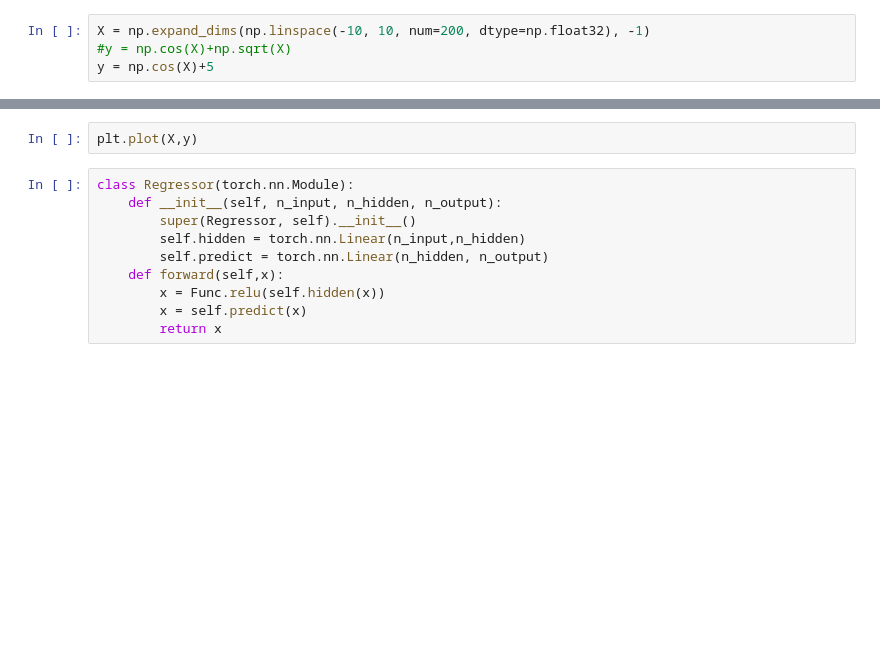
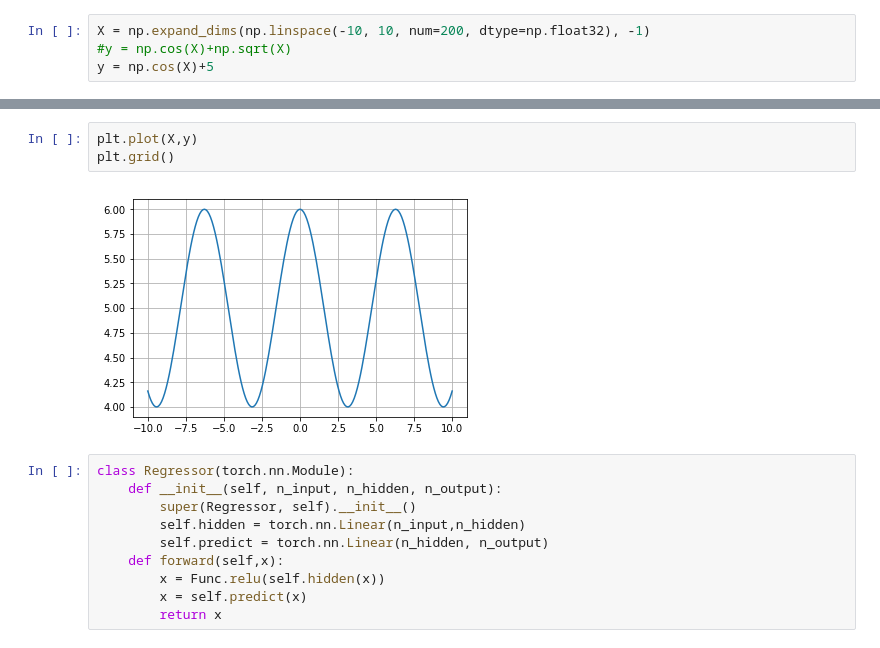
Before and after one commit to rsilveira79/bayesian_notebooks, a Jupyter notebook: uncertainty_notebooks/deep_ensembles_uncertainty.ipynb, the cells around one changed output, grey strips where cells are left out. Drawn from its saved outputs; the diff is of its cells as text; blank space fills up the shorter version.

```diff
--- a/uncertainty_notebooks/deep_ensembles_uncertainty.ipynb
+++ b/uncertainty_notebooks/deep_ensembles_uncertainty.ipynb
@@ -17,5 +23,8 @@ y = np.cos(X)+5
 # %%
 plt.plot(X,y)
+plt.grid()
+# %% [output]
+[figure, added]
 # %%
 class Regressor(torch.nn.Module):
     def __init__(self, n_input, n_hidden, n_output):
```
Also changed, not shown: parts of 1 cell of this notebook, 1 other file.
